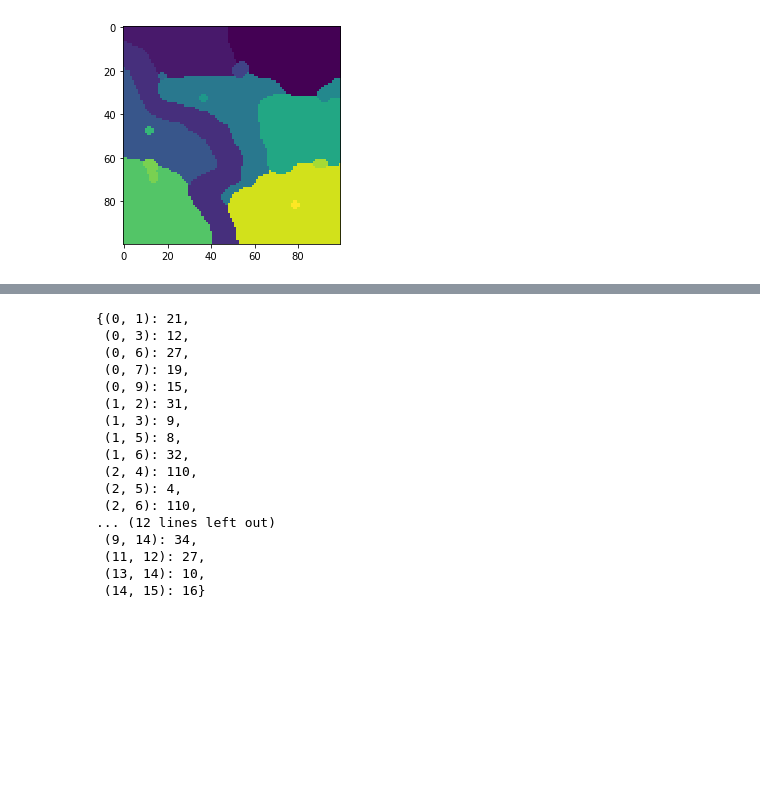
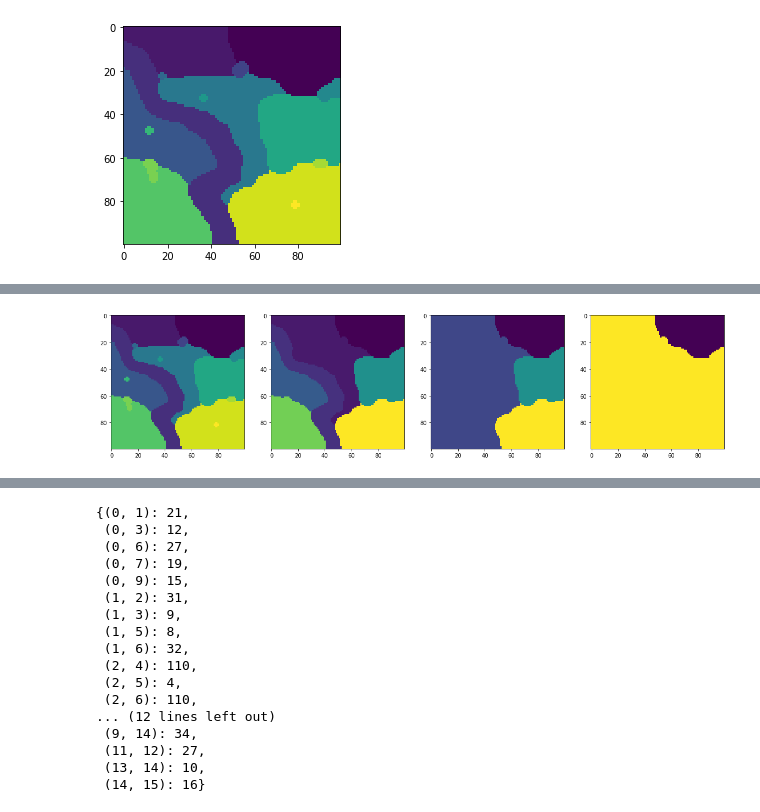
Before and after one commit to sserg-r/cob_tf, a Jupyter notebook: python/filter_segments.ipynb, the cells around one changed output, grey strips where cells are left out. Cells and saved outputs as stored; diff of their text form; code cells hidden in the pictures; blank space fills up the shorter version.

```diff
--- a/python/filter_segments.ipynb
+++ b/python/filter_segments.ipynb
@@ -46,0 +118,11 @@ Wall time: 16.8 ms
+# %%
+plt.figure(figsize=(20,15))
+for num, thresh in enumerate([10,100,1000,10000],1):
+    plt.subplot(1,4,num)
+    plt.imshow(get_clear_segm(all_labels, testim, thresh))
+
+
+
+# plt.imshow(get_clear_segm(all_labels, testim, thresh=0))
+# %% [output]
+[figure, added]
```
Also changed, not shown: parts of 14 cells of this notebook.
